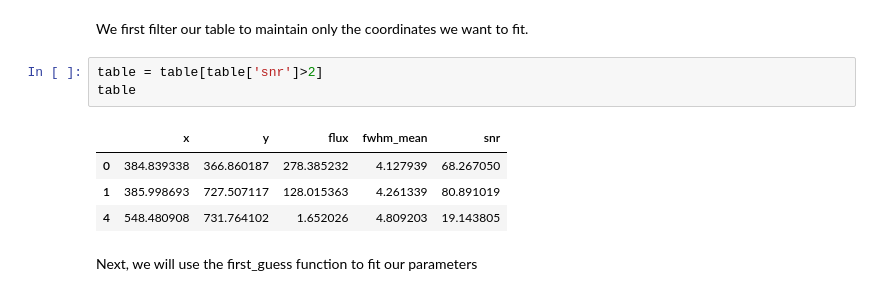
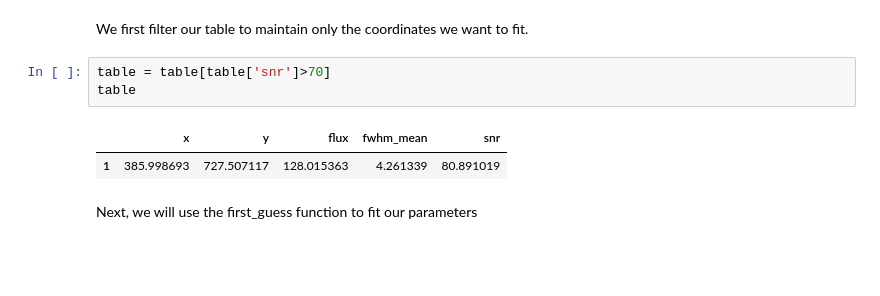
Before and after one commit to yemsnucleus/NEGFC, a Jupyter notebook: tutorial.ipynb, the cells around one changed output. Drawn from its saved outputs; the diff is of its cells as text; blank space fills up the shorter version.

```diff
--- a/tutorial.ipynb
+++ b/tutorial.ipynb
@@ -64,13 +64,11 @@ If it is the first time we run the preprocess function, it will compute PCA+ADI
 # %% [markdown]
 We first filter our table to maintain only the coordinates we want to fit.
 # %%
-table = table[table['snr']>2]
+table = table[table['snr']>70]
 table
 # %% [output]
 |  | x | y | flux | fwhm_mean | snr |
-| 0 | 384.839338 | 366.860187 | 278.385232 | 4.127939 | 68.267050 |
 | 1 | 385.998693 | 727.507117 | 128.015363 | 4.261339 | 80.891019 |
-| 4 | 548.480908 | 731.764102 | 1.652026 | 4.809203 | 19.143805 |
 # %% [markdown]
 Next, we will use the first_guess function to fit our parameters
 # %%
```
Also changed, not shown: parts of 18 cells of this notebook, 3 other files.
